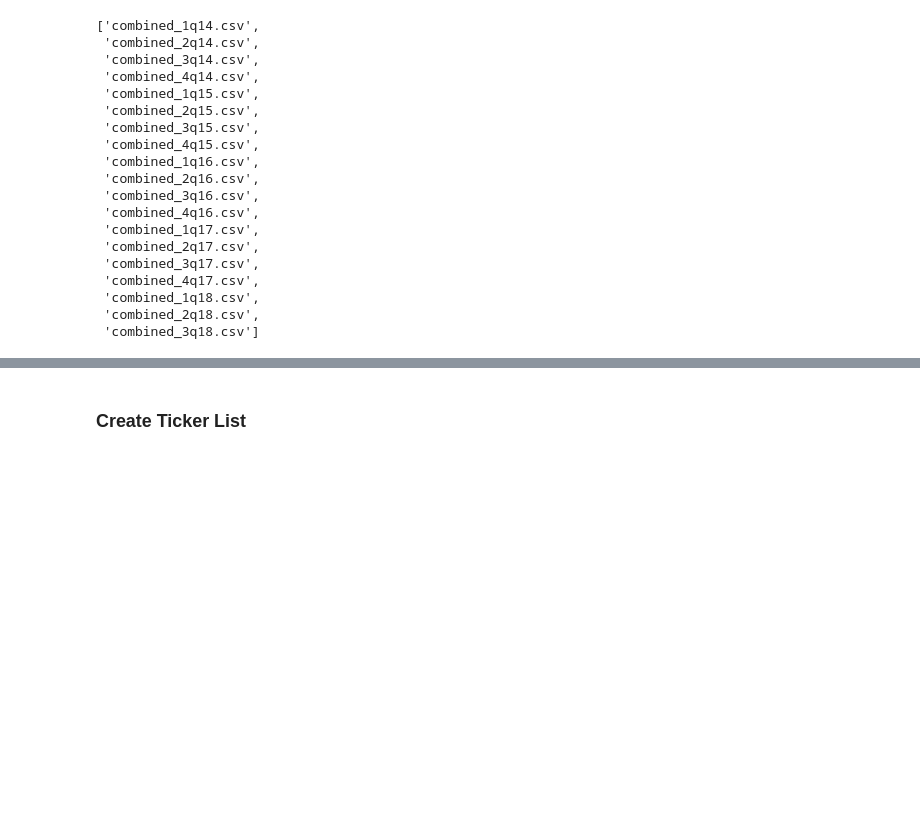
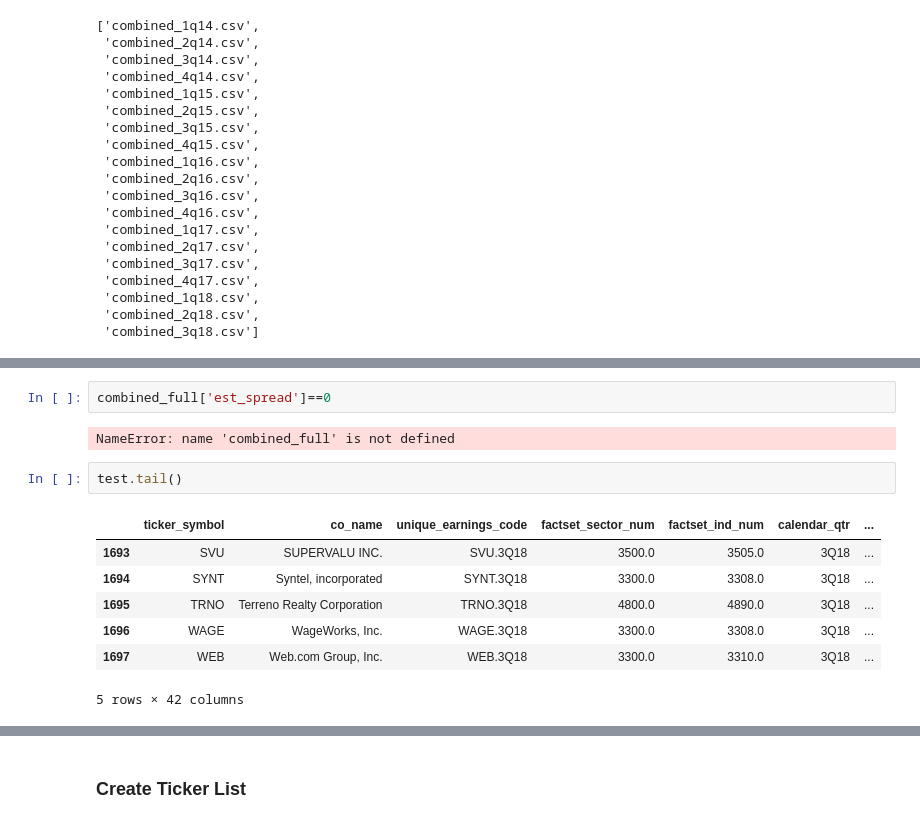
Before and after one commit to jlewis425/anomalies-in-earnings-release-reactions, a Jupyter notebook: data_cleaning_sandbox.ipynb, the cells around one changed output, grey strips where cells are left out. Drawn from its saved outputs; the diff is of its cells as text; blank space fills up the shorter version.

```diff
--- a/data_cleaning_sandbox.ipynb
+++ b/data_cleaning_sandbox.ipynb
@@ -420,0 +460,14 @@ stack_frames(combined_frames)
+# %%
+combined_full['est_spread']==0
+# %% [output]
+NameError: name 'combined_full' is not defined
+# %%
+test.tail()
+# %% [output]
+|  | ticker_symbol | co_name | unique_earnings_code | factset_sector_num | factset_ind_num | calendar_qtr | ... |
+| 1693 | SVU | SUPERVALU INC. | SVU.3Q18 | 3500.0 | 3505.0 | 3Q18 | ... |
+| 1694 | SYNT | Syntel, incorporated | SYNT.3Q18 | 3300.0 | 3308.0 | 3Q18 | ... |
+| 1695 | TRNO | Terreno Realty Corporation | TRNO.3Q18 | 4800.0 | 4890.0 | 3Q18 | ... |
+| 1696 | WAGE | WageWorks, Inc. | WAGE.3Q18 | 3300.0 | 3308.0 | 3Q18 | ... |
+| 1697 | WEB | Web.com Group, Inc. | WEB.3Q18 | 3300.0 | 3310.0 | 3Q18 | ... |
+5 rows × 42 columns
```
Also changed, not shown: parts of 9 cells of this notebook.
